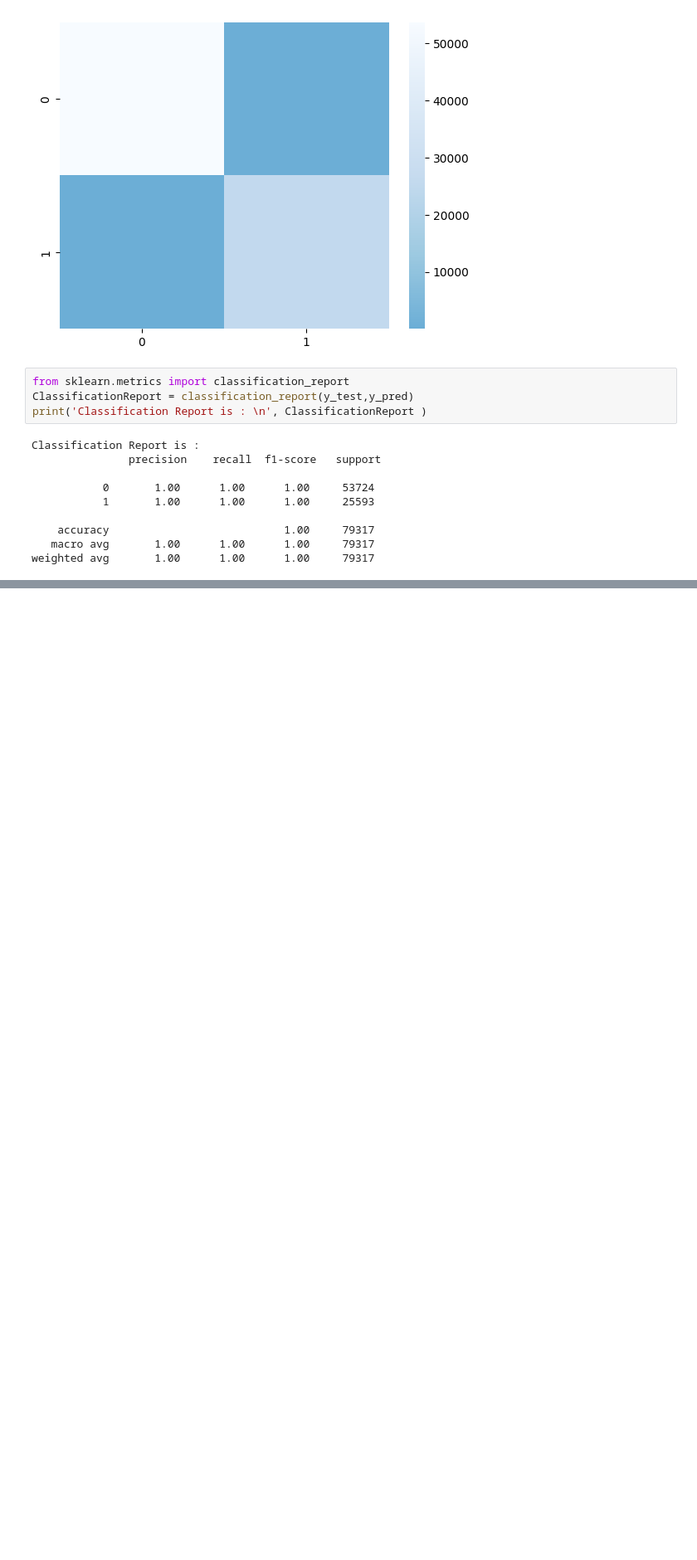
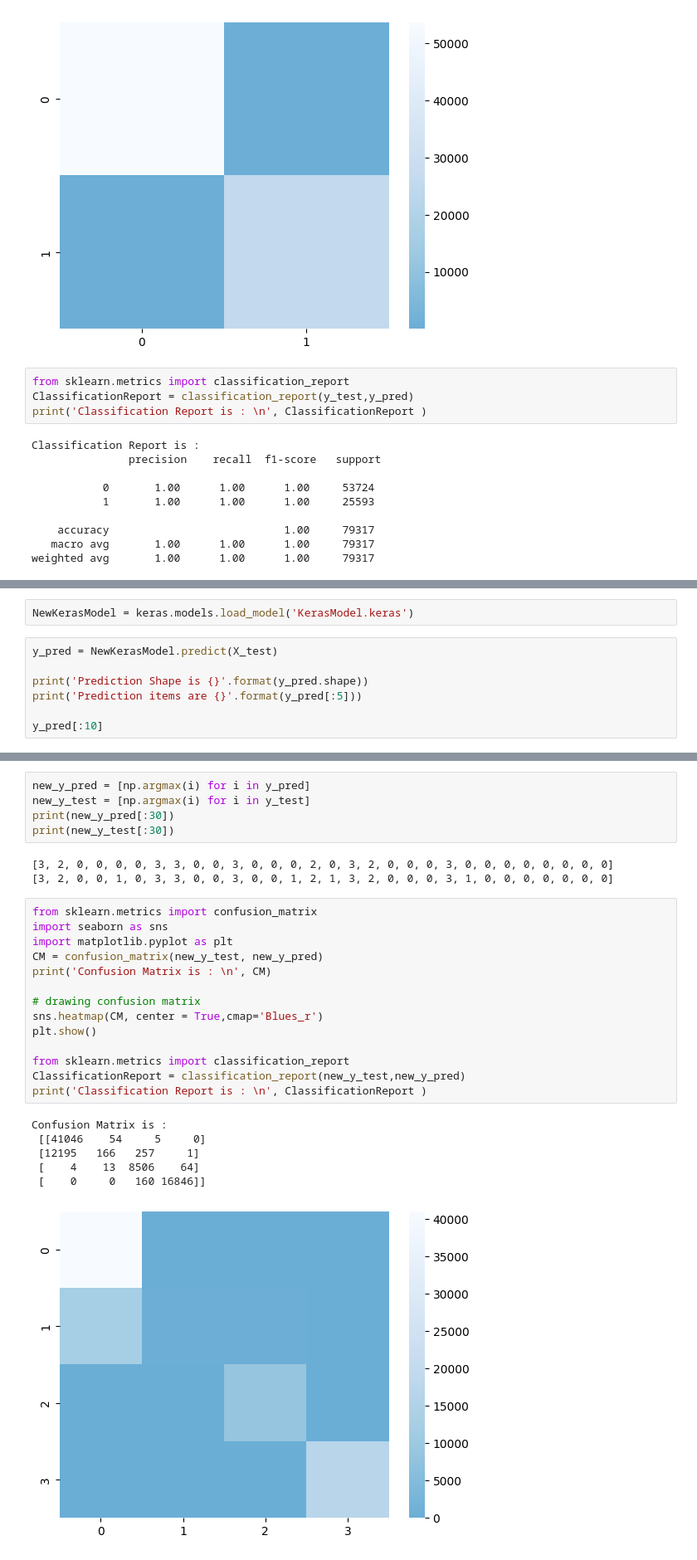
Before and after one commit to MohamedGadia/DNN, a Jupyter notebook: DNN.ipynb, the cells around one changed output, grey strips where cells are left out. Shown at 83% size. Saved outputs shown, nothing was run; the diff lists cells and outputs as text; blank space fills up the shorter version.

```diff
--- a/DNN.ipynb
+++ b/DNN.ipynb
@@ -396,0 +634,9 @@ weighted avg       1.00      1.00      1.00     79317
+# %%
+NewKerasModel = keras.models.load_model('KerasModel.keras')
+# %%
+y_pred = NewKerasModel.predict(X_test)
+
+print('Prediction Shape is {}'.format(y_pred.shape))
+print('Prediction items are {}'.format(y_pred[:5]))
+
+y_pred[:10]
@@ -396,0 +718,29 @@ weighted avg       1.00      1.00      1.00     79317
+# %%
+new_y_pred = [np.argmax(i) for i in y_pred]
+new_y_test = [np.argmax(i) for i in y_test]
+print(new_y_pred[:30])
+print(new_y_test[:30])
+# %% [output]
+[3, 2, 0, 0, 0, 0, 3, 3, 0, 0, 3, 0, 0, 0, 2, 0, 3, 2, 0, 0, 0, 3, 0, 0, 0, 0, 0, 0, 0, 0]
+[3, 2, 0, 0, 1, 0, 3, 3, 0, 0, 3, 0, 0, 1, 2, 1, 3, 2, 0, 0, 0, 3, 1, 0, 0, 0, 0, 0, 0, 0]
+# %%
+from sklearn.metrics import confusion_matrix
+import seaborn as sns
+import matplotlib.pyplot as plt
+CM = confusion_matrix(new_y_test, new_y_pred)
+print('Confusion Matrix is : \n', CM)
+
+# drawing confusion matrix
+sns.heatmap(CM, center = True,cmap='Blues_r')
+plt.show()
+
+from sklearn.metrics import classification_report
+ClassificationReport = classification_report(new_y_test,new_y_pred)
+print('Classification Report is : \n', ClassificationReport )
+# %% [output]
+Confusion Matrix is :
+ [[41046    54     5     0]
+ [12195   166   257     1]
+ [    4    13  8506    64]
+ [    0     0   160 16846]]
+[figure, added]
```
Also changed, not shown: parts of 62 cells of this notebook.
